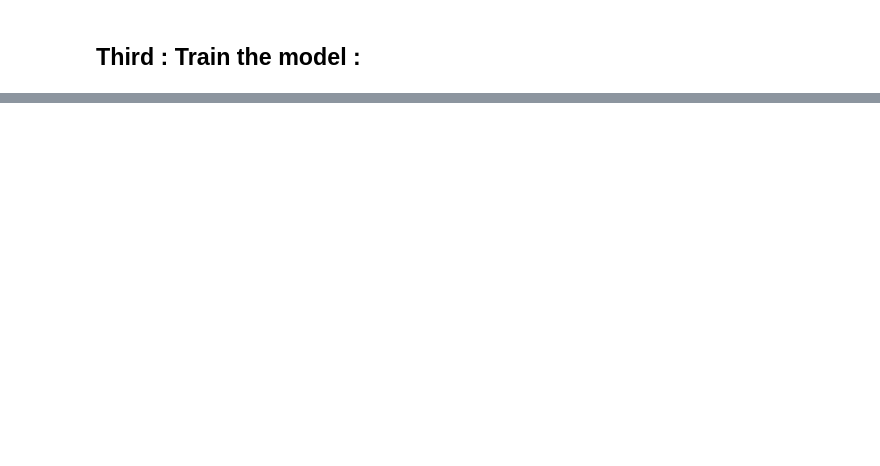
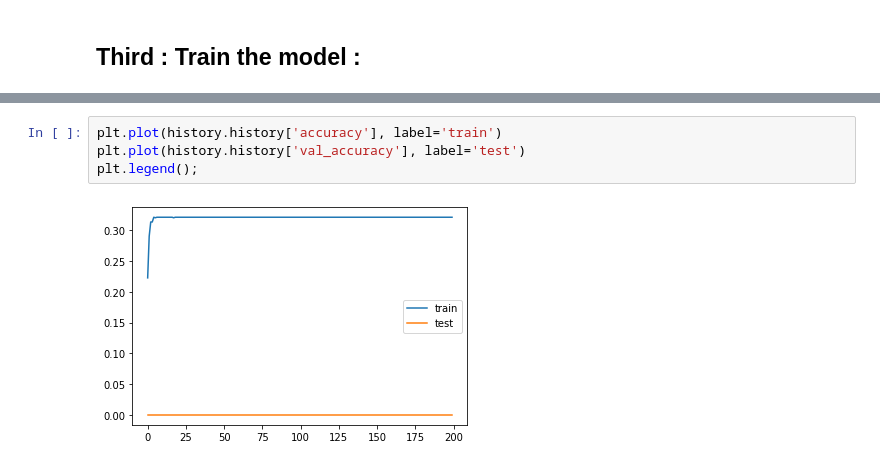
Before and after one commit to TarekAzzouni/Baterries-ML-Lithium-Ions-01, a Jupyter notebook: Deep_learning_for_Regression_in_the_HNEI_dataset_part2_.ipynb, the cells around one changed output, grey strips where cells are left out. Cells and saved outputs as stored; diff of their text form; blank space fills up the shorter version.

```diff
--- a/Deep_learning_for_Regression_in_the_HNEI_dataset_part2_.ipynb
+++ b/Deep_learning_for_Regression_in_the_HNEI_dataset_part2_.ipynb
@@ -316,0 +366,6 @@ OSError: ignored
+# %%
+plt.plot(history.history['accuracy'], label='train')
+plt.plot(history.history['val_accuracy'], label='test')
+plt.legend();
+# %% [output]
+[figure, added]
```
Also changed, not shown: parts of 37 cells of this notebook.
